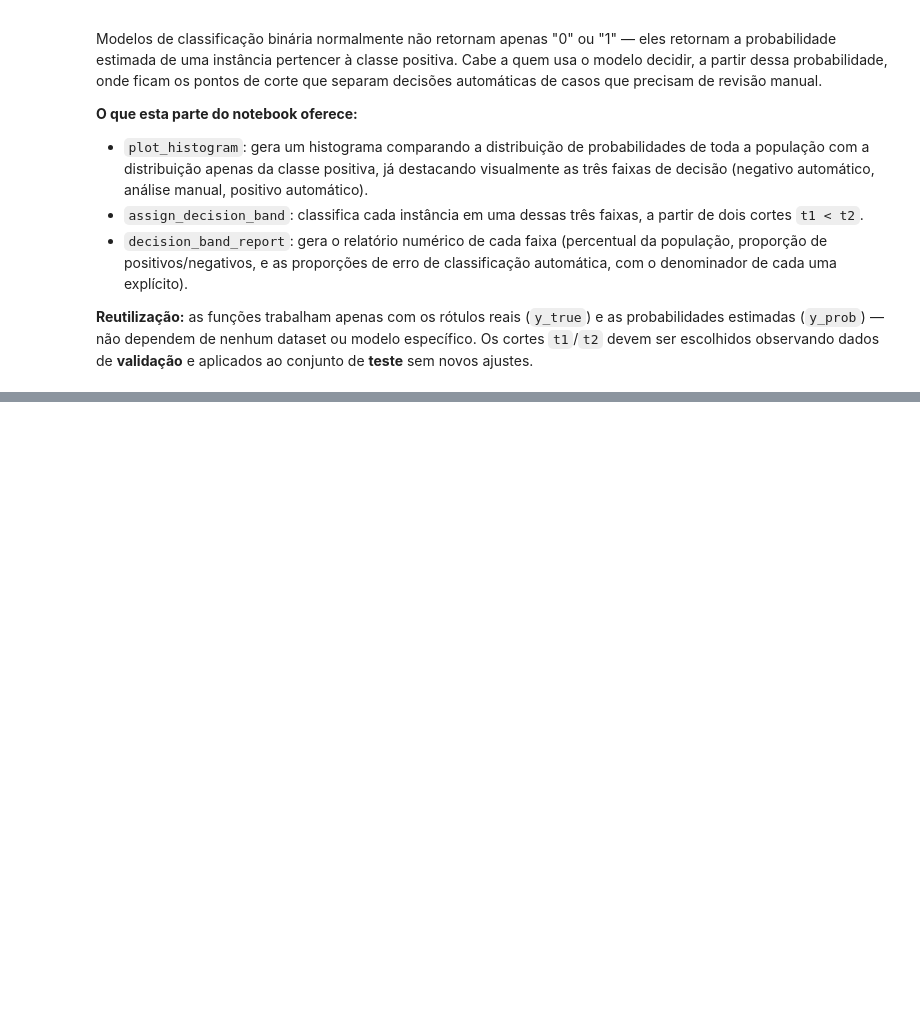
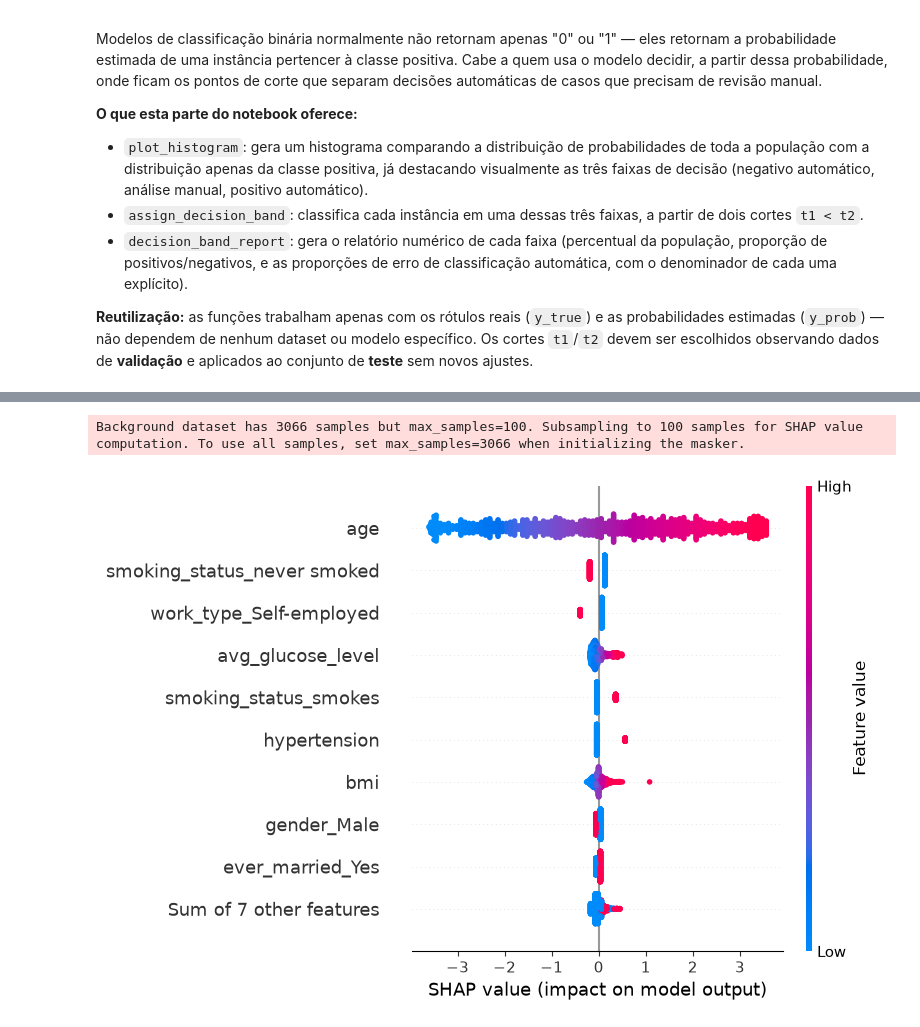
Before and after one commit to arthurrsn/analise-probabilidade-classificacao-binaria, a Jupyter notebook: histograma-classificacao-binaria.ipynb, the cells around one changed output, grey strips where cells are left out. Saved outputs shown, nothing was run; the diff lists cells and outputs as text; code cells hidden in the pictures; blank space fills up the shorter version.

```diff
--- a/histograma-classificacao-binaria.ipynb
+++ b/histograma-classificacao-binaria.ipynb
@@ -261,0 +443,22 @@ classificação negativa que pode estar errada.
+# %%
+prep_ajustado = melhor_modelo.named_steps['prep']
+clf_ajustado = melhor_modelo.named_steps['clf']
+
+X_train_transf = prep_ajustado.transform(X_train)
+X_test_transf = prep_ajustado.transform(X_test)
+nomes_features = [c.split('__', 1)[-1] for c in prep_ajustado.get_feature_names_out()]
+
+if hasattr(clf_ajustado, 'coef_'):
+    explainer = shap.LinearExplainer(clf_ajustado, X_train_transf)
+else:
+    explainer = shap.TreeExplainer(clf_ajustado)
+
+valores_shap = explainer(X_test_transf)
+valores_shap.feature_names = nomes_features
+
+shap.plots.beeswarm(valores_shap, show=False)
+plt.tight_layout()
+plt.show()
+# %% [output]
+Background dataset has 3066 samples but max_samples=100. Subsampling to 100 samples for SHAP value computation. To use all samples, set max_samples=3066 when initializing the masker.
+[figure, added]
```
Also changed, not shown: parts of 78 cells of this notebook, 11 other files.
